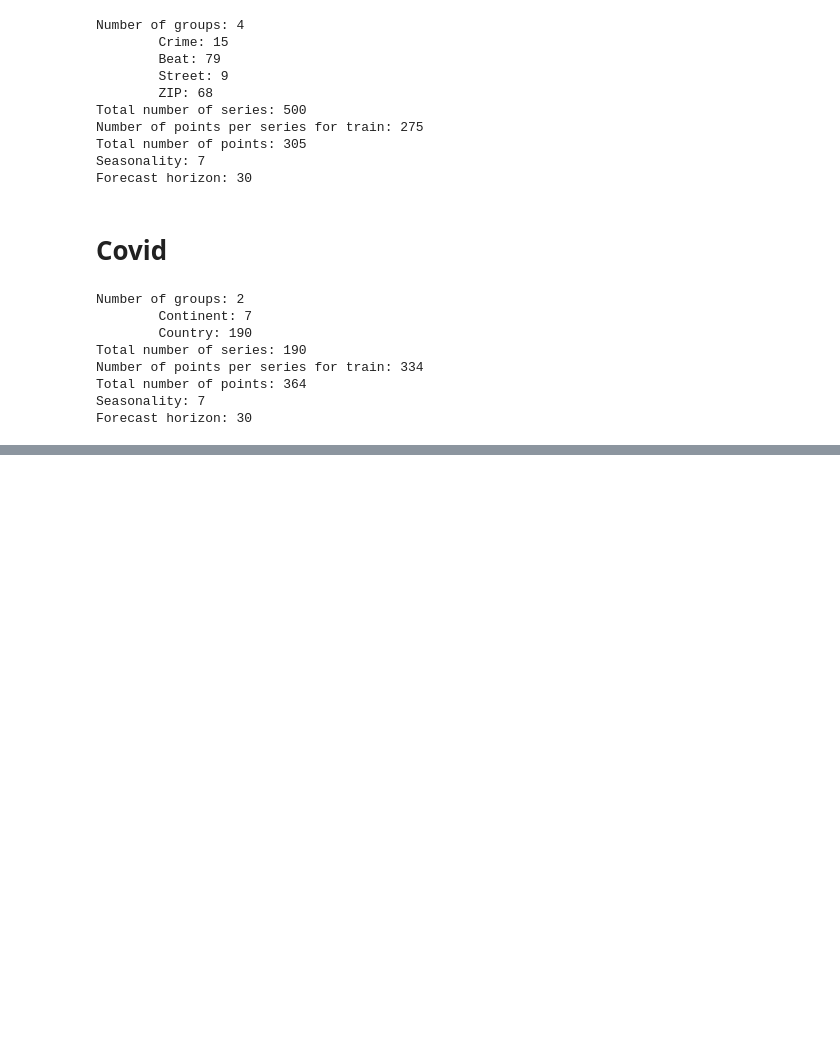
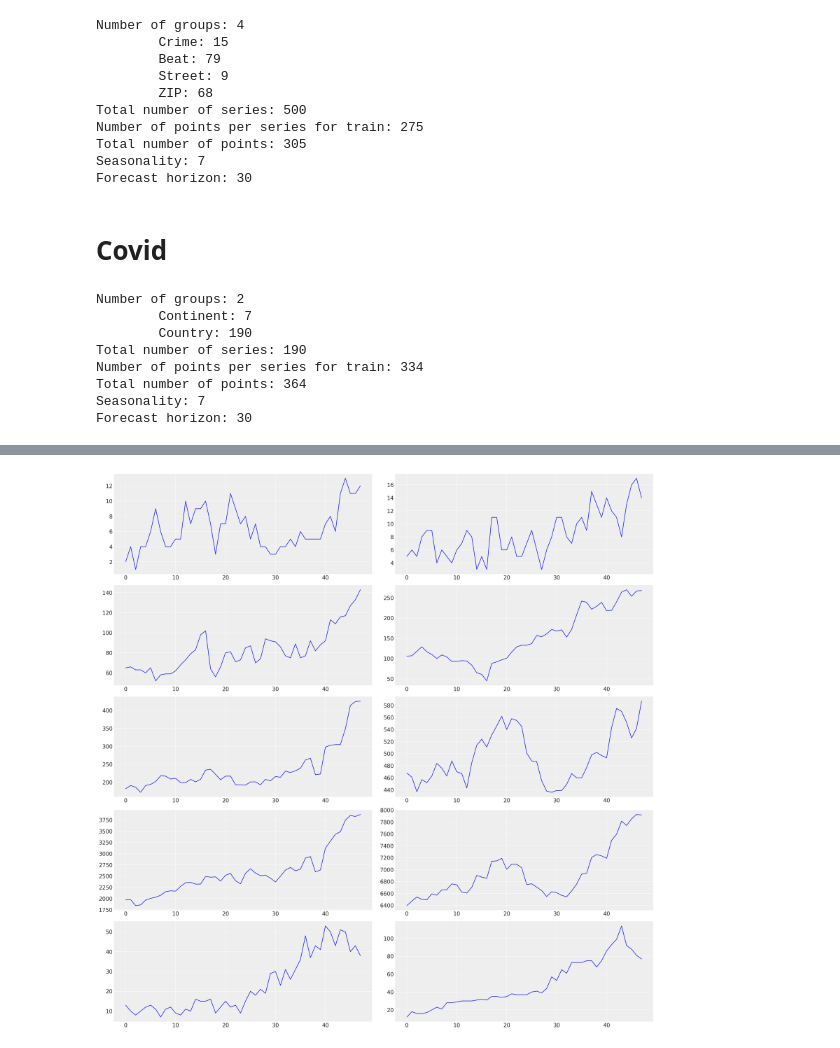
Before and after one commit to luisroque/hierarchical_ts_forecaster, a Jupyter notebook: benchmark/Prepare data for hts package R.ipynb, the cells around one changed output, grey strips where cells are left out. Drawn from its saved outputs; the diff is of its cells as text; code cells hidden in the pictures; blank space fills up the shorter version.

Commit message:
dataset prison with noise and outliers

```diff
--- a/benchmark/Prepare data for hts package R.ipynb
+++ b/benchmark/Prepare data for hts package R.ipynb
@@ -169,0 +203,13 @@ covid.to_csv('../data/covid_to_r.csv')
+# %%
+prison_pivot = prison.pivot(index='t',columns=['state', 'gender', 'legal'], values='count')
+# %%
+groups_input = {
+    'state': [0],
+    'gender': [1],
+    'legal': [2]
+}
+# %%
+groups = generate_groups_data_flat(y = prison_pivot,
+                               groups_input = groups_input,
+                               seasonality=4,
+                               h=8)
@@ -169,0 +226,13 @@ covid.to_csv('../data/covid_to_r.csv')
+# %%
+#groups = generate_groups_data_matrix(groups)
+
+groups['predict']['data'] = groups['predict']['data'].reshape(groups['predict']['s'], groups['predict']['n']).T
+# %%
+fig, ax = plt.subplots(5, 2, figsize=(20, 20))
+
+ax = ax.ravel()
+
+for i in range(10):
+    ax[i].plot(groups['predict']['data'][:,i])
+# %% [output]
+[figure, added]
```
Also changed, not shown: parts of 12 cells of this notebook, 1 other file.
